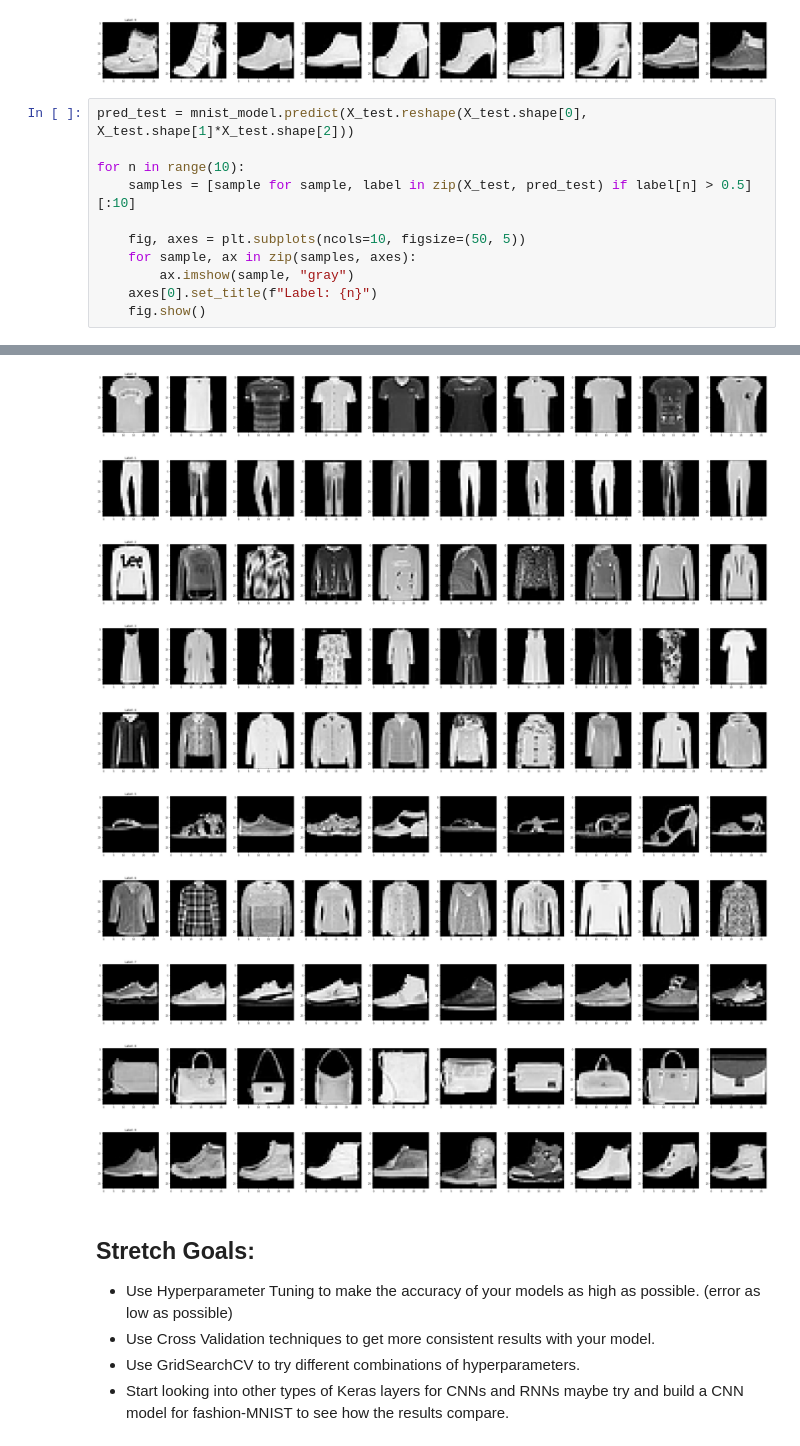
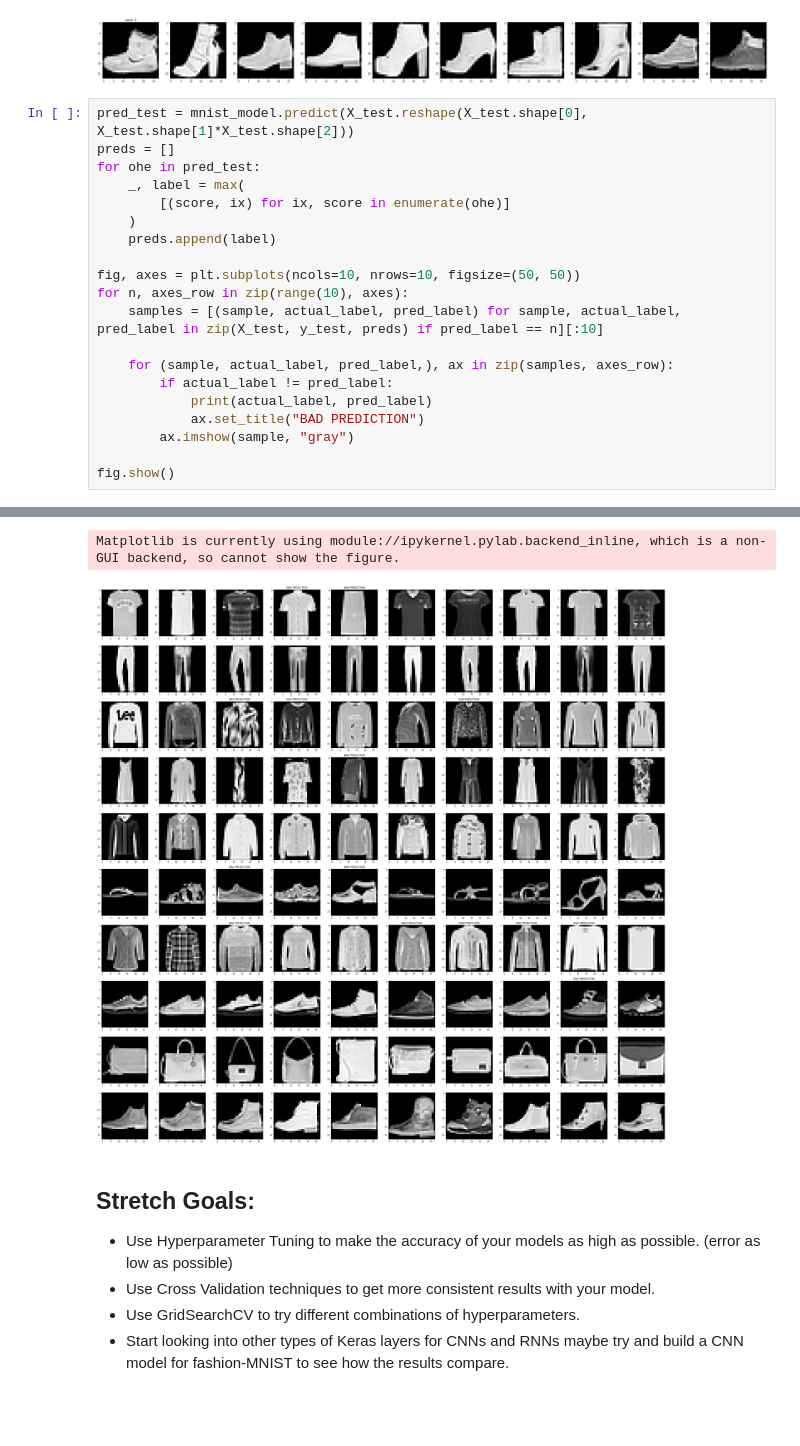
Before and after one commit to ekoly/DS-Unit-4-Sprint-2-Neural-Networks, a Jupyter notebook: module3-Intro-to-Keras/LS_DS_423_Keras_Assignment.ipynb, the cells around one changed output, grey strips where cells are left out. Drawn from its saved outputs; the diff is of its cells as text; blank space fills up the shorter version.

Commit message:
visualizations

```diff
--- a/module3-Intro-to-Keras/LS_DS_423_Keras_Assignment.ipynb
+++ b/module3-Intro-to-Keras/LS_DS_423_Keras_Assignment.ipynb
@@ -292,13 +292,22 @@ Matplotlib is currently using module://ipykernel.pylab.backend_inline, which is
 [figure]
 # %%
 pred_test = mnist_model.predict(X_test.reshape(X_test.shape[0], X_test.shape[1]*X_test.shape[2]))
+preds = []
+for ohe in pred_test:
+    _, label = max(
+        [(score, ix) for ix, score in enumerate(ohe)]
+    )
+    preds.append(label)
 
-for n in range(10):
-    samples = [sample for sample, label in zip(X_test, pred_test) if label[n] > 0.5][:10]
+fig, axes = plt.subplots(ncols=10, nrows=10, figsize=(50, 50))
+for n, axes_row in zip(range(10), axes):
+    samples = [(sample, actual_label, pred_label) for sample, actual_label, pred_label in zip(X_test, y_test, preds) if pred_label == n][:10]
 
-    fig, axes = plt.subplots(ncols=10, figsize=(50, 5))
-    for sample, ax in zip(samples, axes):
+    for (sample, actual_label, pred_label,), ax in zip(samples, axes_row):
+        if actual_label != pred_label:
+            print(actual_label, pred_label)
+            ax.set_title("BAD PREDICTION")
         ax.imshow(sample, "gray")
-    axes[0].set_title(f"Label: {n}")
-    fig.show()
+
+fig.show()
 # %% [output]
@@ -306,13 +328,5 @@ Matplotlib is currently using module://ipykernel.pylab.backend_inline, which is
+Matplotlib is currently using module://ipykernel.pylab.backend_inline, which is a non-GUI backend, so cannot show the figure.
-[figure, old version]
+[figure, new version]
-[figure, removed]
-[figure, removed]
-[figure, removed]
-[figure, removed]
-[figure, removed]
-[figure, removed]
-[figure, removed]
-[figure, removed]
-[figure, removed]
 # %% [markdown]
 ## Stretch Goals:
 
```
Also changed, not shown: parts of 1 cell of this notebook.
